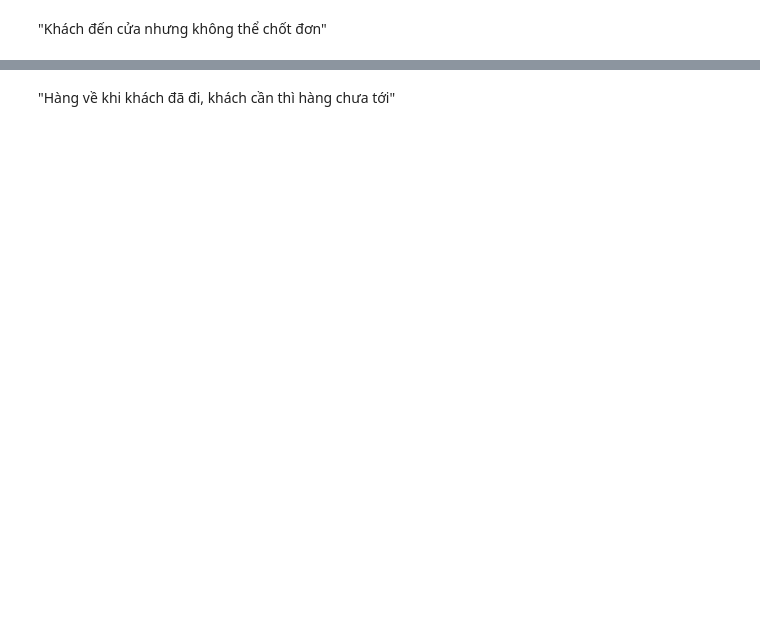
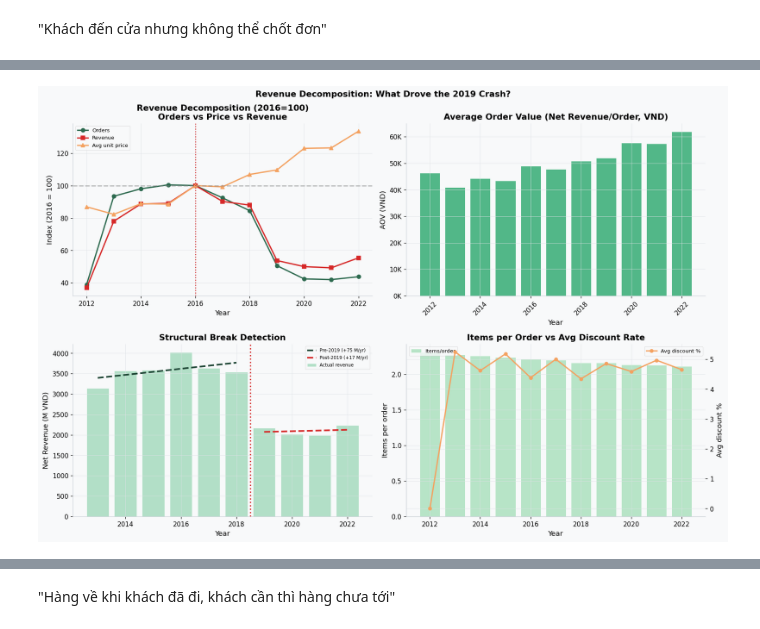
Before and after one commit to nhnammldlnlpcvrs/gridbreaker-vinuni, a Jupyter notebook: notebooks/02_exploration/02_visualization_summary.ipynb, the cells around one changed output, grey strips where cells are left out. Cells and saved outputs as stored; diff of their text form; code cells hidden in the pictures; blank space fills up the shorter version.

```diff
--- a/notebooks/02_exploration/02_visualization_summary.ipynb
+++ b/notebooks/02_exploration/02_visualization_summary.ipynb
@@ -202,2 +453,80 @@ Trong Part 3, **conversion_rate_proxy** (n_orders / sessions_total) la feature l
 
 <img src="../../reports/figures/fig_revenue_decomposition.png" alt="4-panel Revenue Decomposition" width="100%">
+# %%
+# 2.2 Revenue Decomposition: Orders × Items × Price — Structural Break Detection
+from scipy import stats as sp_stats
+
+decomp = abt_orders.groupby("year").agg(
+    n_unique_orders=("order_id", "nunique"),
+    n_items=("order_id", "count"),
+    avg_unit_price=("unit_price", "mean"),
+    total_net_rev_m=("net_revenue", lambda x: x.sum() / 1e6),
+    total_gross_rev_m=("gross_revenue", lambda x: x.sum() / 1e6),
+).reset_index()
+
+decomp["items_per_order"] = decomp["n_items"] / decomp["n_unique_orders"]
+decomp["aov_net"] = decomp["total_net_rev_m"] * 1e6 / decomp["n_unique_orders"]
+
+# Structural break: fit pre- and post-2019 trends
+train_yr = decomp[decomp["year"].between(2013, 2022)]
+years = train_yr["year"].values
+rev = train_yr["total_net_rev_m"].values
+pre_mask = years <= 2018
+post_mask = years >= 2019
+slope_pre, intercept_pre, r_pre, p_pre, _ = sp_stats.linregress(years[pre_mask], rev[pre_mask])
+slope_post, intercept_post, r_post, p_post, _ = sp_stats.linregress(years[post_mask], rev[post_mask])
+
+fig, axes = plt.subplots(2, 2, figsize=(15, 10))
+fig.suptitle("Revenue Decomposition: What Drove the 2019 Crash?", fontsize=13, fontweight="bold")
+
+# Panel 1: Orders vs Revenue vs Price indexed
+base16 = decomp[decomp["year"] == 2016].iloc[0]
+decomp["idx_orders"] = decomp["n_unique_orders"] / base16["n_unique_orders"] * 100
+decomp["idx_revenue"] = decomp["total_net_rev_m"] / base16["total_net_rev_m"] * 100
+decomp["idx_price"] = decomp["avg_unit_price"] / base16["avg_unit_price"] * 100
+ax = axes[0, 0]
+ax.plot(decomp["year"], decomp["idx_orders"], color="#2d6a4f", marker="o", lw=2, ms=6, label="Orders")
+ax.plot(decomp["year"], decomp["idx_revenue"], color="#d62828", marker="s", lw=2, ms=6, label="Revenue")
+ax.plot(decomp["year"], decomp["idx_price"], color="#f4a261", marker="^", lw=2, ms=6, label="Avg unit price")
+ax.axhline(100, color="gray", ls="--", alpha=0.5)
+ax.axvline(2016, color="#d62828", ls=":", lw=1.5)
+ax.set_title("Revenue Decomposition (2016=100)\nOrders vs Price vs Revenue")
+ax.set_xlabel("Year"); ax.set_ylabel("Index (2016 = 100)"); ax.legend(fontsize=8)
+
+# Panel 2: AOV trend
+axes[0, 1].bar(decomp["year"], decomp["aov_net"], color="#52b788", edgecolor="white")
+axes[0, 1].set_title("Average Order Value (Net Revenue/Order, VND)")
+axes[0, 1].set_xlabel("Year"); axes[0, 1].set_ylabel("AOV (VND)")
+axes[0, 1].yaxis.set_major_formatter(mticker.FuncFormatter(lambda x, _: f"{x/1e3:.0f}K"))
+axes[0, 1].tick_params(axis="x", rotation=45)
+
+# Panel 3: Structural break
+ax = axes[1, 0]
+ax.bar(years, rev, color="#95d5b2", edgecolor="white", alpha=0.7, label="Actual revenue")
+x_pre = np.linspace(years[pre_mask].min(), years[pre_mask].max(), 50)
+x_post = np.linspace(years[post_mask].min(), years[post_mask].max(), 50)
+ax.plot(x_pre, slope_pre * x_pre + intercept_pre, color="#1b4332", lw=2.5, ls="--", label=f"Pre-2019 ({slope_pre:+.0f} M/yr)")
+ax.plot(x_post, slope_post * x_post + intercept_post, color="#d62828", lw=2.5, ls="--", label=f"Post-2019 ({slope_post:+.0f} M/yr)")
+ax.axvline(2018.5, color="#d62828", ls=":", lw=2)
+ax.set_title("Structural Break Detection"); ax.set_xlabel("Year"); ax.set_ylabel("Net Revenue (M VND)"); ax.legend(fontsize=7)
+
+# Panel 4: Items/order vs Discount
+ax = axes[1, 1]
+ax2 = ax.twinx()
+ax.bar(decomp["year"], decomp["items_per_order"], color="#b7e4c7", edgecolor="white", label="Items/order")
+discount_pct = (decomp["total_gross_rev_m"] - decomp["total_net_rev_m"]) / decomp["total_gross_rev_m"] * 100
+ax2.plot(decomp["year"], discount_pct, color="#f4a261", marker="o", lw=2, ms=5, label="Avg discount %")
+ax.set_title("Items per Order vs Avg Discount Rate")
+ax.set_xlabel("Year"); ax.set_ylabel("Items per order")
+ax2.set_ylabel("Avg discount %"); ax.legend(loc="upper left", fontsize=8); ax2.legend(loc="upper right", fontsize=8)
+
+plt.tight_layout()
+plt.show()
+
+print(f"Pre-2019 trend: {slope_pre:+.1f} M/yr (R²={r_pre**2:.3f})")
+print(f"Post-2019 trend: {slope_post:+.1f} M/yr (R²={r_post**2:.3f})")
+print(f"AOV stability: min={decomp['aov_net'].min():,.0f}  max={decomp['aov_net'].max():,.0f}  variation={(decomp['aov_net'].max()-decomp['aov_net'].min())/decomp['aov_net'].mean()*100:.0f}%")
+print(f"Items/order range: {decomp['items_per_order'].min():.1f} – {decomp['items_per_order'].max():.1f}")
+print(f"CONCLUSION: {'STRUCTURAL BREAK at 2019 — Volume driver, not Value' if abs(slope_pre - slope_post) > 50 else 'No clear structural break'}")
+# %% [output]
+[figure, added]
```
Also changed, not shown: parts of 64 cells of this notebook, 1 other file.
